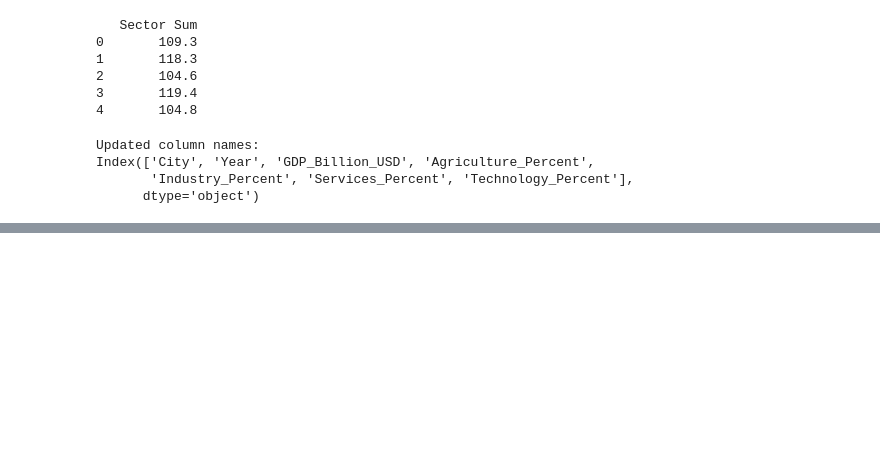
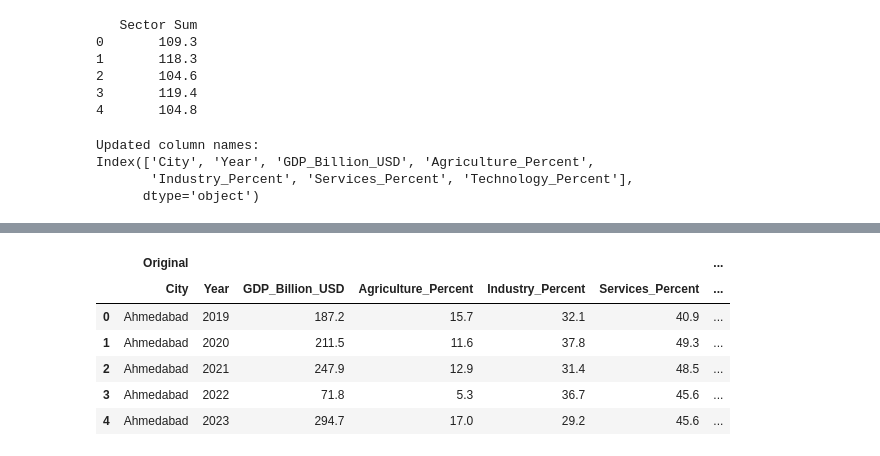
Before and after one commit to JOSHITHA6/GDP_PRODUCTIVITY_INFO, a Jupyter notebook: GDP_PRODUCTION.ipynb, the cells around one changed output, grey strips where cells are left out. Cells and saved outputs as stored; diff of their text form; code cells hidden in the pictures; blank space fills up the shorter version.

```diff
--- a/GDP_PRODUCTION.ipynb
+++ b/GDP_PRODUCTION.ipynb
@@ -150,0 +109,15 @@ fatal: Authentication failed for 'https://github.com/JOSHITHA6/GDP_PRODUCTIVITY_
+# %%
+# Combine original and cleaned datasets for comparison
+# This will add the cleaned columns to the original dataset for comparison
+comparison = pd.concat([data, cleaned_data], axis=1, keys=["Original", "Cleaned"])
+
+# Show the combined comparison (only first few rows to prevent large output)
+comparison.head()
+# %% [output]
+|  | Original |  |  |  |  |  | ... |
+|  | City | Year | GDP_Billion_USD | Agriculture_Percent | Industry_Percent | Services_Percent | ... |
+| 0 | Ahmedabad | 2019 | 187.2 | 15.7 | 32.1 | 40.9 | ... |
+| 1 | Ahmedabad | 2020 | 211.5 | 11.6 | 37.8 | 49.3 | ... |
+| 2 | Ahmedabad | 2021 | 247.9 | 12.9 | 31.4 | 48.5 | ... |
+| 3 | Ahmedabad | 2022 | 71.8 | 5.3 | 36.7 | 45.6 | ... |
+| 4 | Ahmedabad | 2023 | 294.7 | 17.0 | 29.2 | 45.6 | ... |
```
Also changed, not shown: parts of 13 cells of this notebook.
